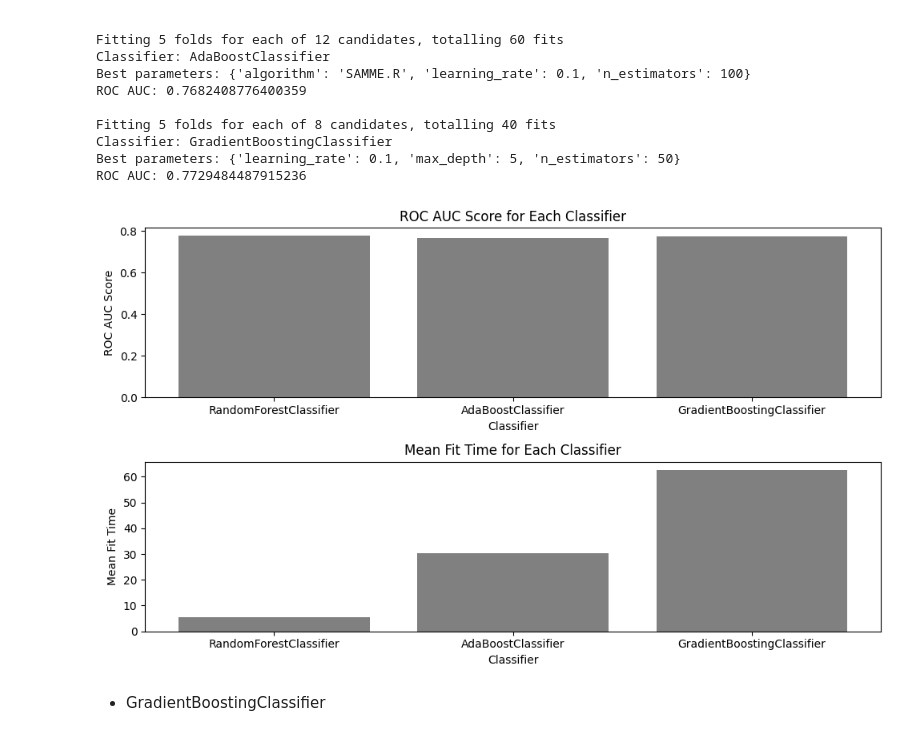
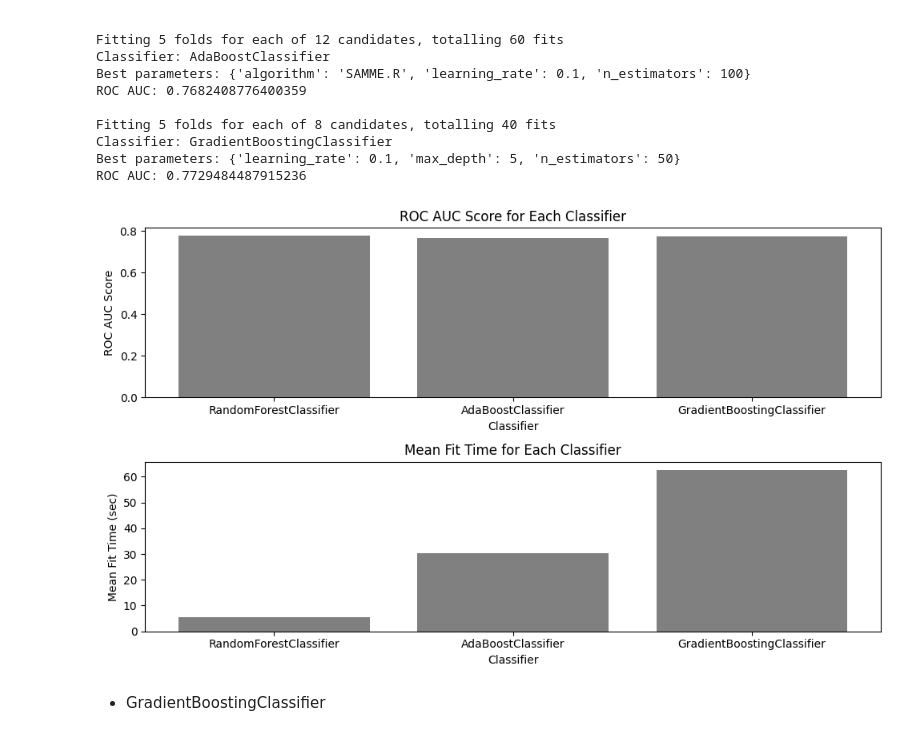
Before and after one commit to jaeyoun-chang/u_city_capstone, a Jupyter notebook: Arvato_Project_Workbook.ipynb, the cells around one changed output. Saved outputs shown, nothing was run; the diff lists cells and outputs as text; code cells hidden in the pictures.

```diff
--- a/Arvato_Project_Workbook.ipynb
+++ b/Arvato_Project_Workbook.ipynb
@@ -2152,24 +2152,24 @@ ROC AUC: 0.7729484487915236
 # %%
 # Plot the scores and times
 classifiers_names = [c.__class__.__name__ for c in classifiers]
 
 plt.figure(figsize=(10, 6))
 plt.subplot(2, 1, 1)
 plt.bar(classifiers_names, scores, color = 'gray')
 plt.xlabel('Classifier')
 plt.ylabel('ROC AUC Score')
 plt.title('ROC AUC Score for Each Classifier')
 
 plt.subplot(2, 1, 2)
 plt.bar(classifiers_names, times, color = 'gray')
 plt.xlabel('Classifier')
-plt.ylabel('Mean Fit Time')
+plt.ylabel('Mean Fit Time (sec)')
 plt.title('Mean Fit Time for Each Classifier')
 
 plt.tight_layout()
 plt.show()
 # %% [output]
-[figure, old version]
+[figure, new version]
 # %% [markdown]
 * GradientBoostingClassifier
 # %%
```
